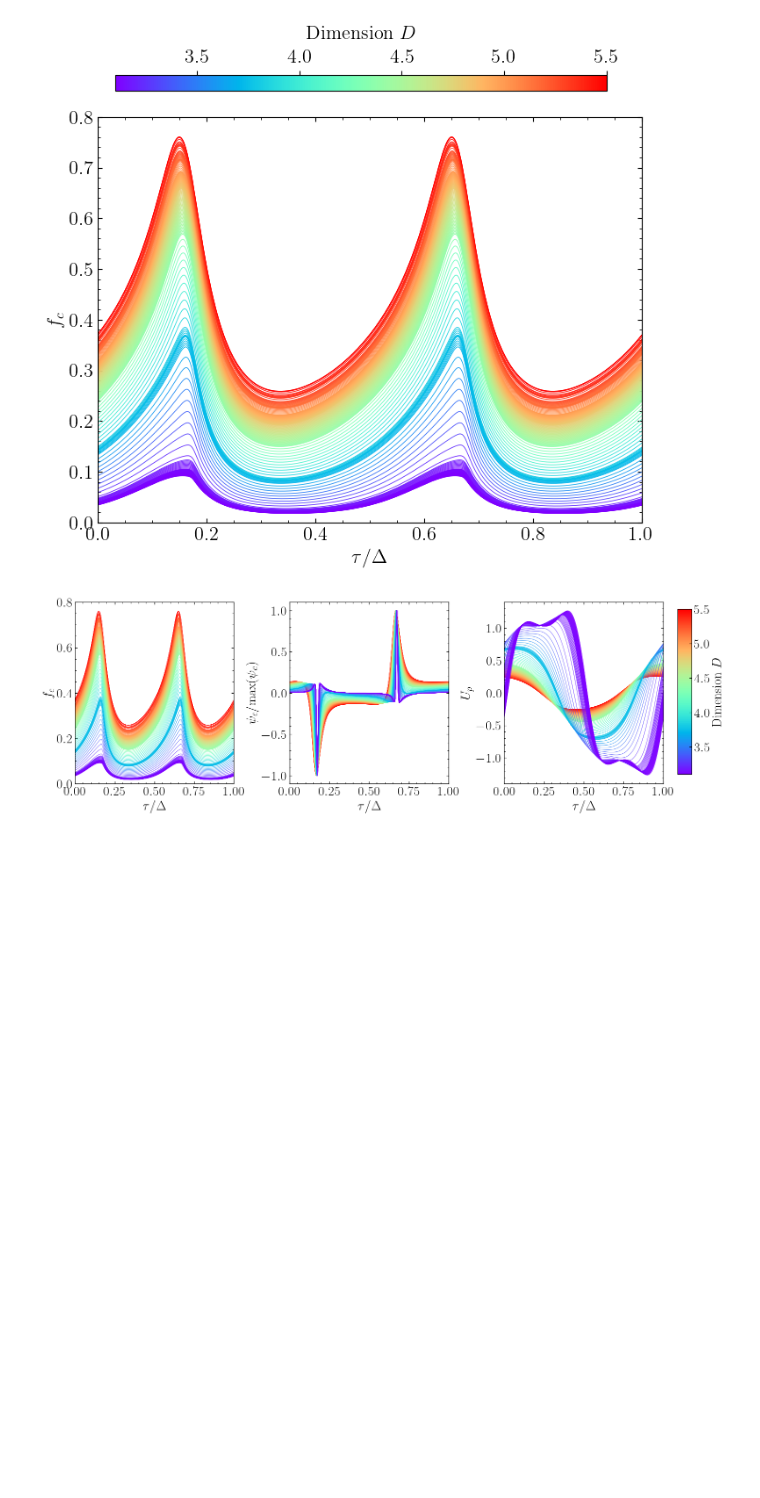
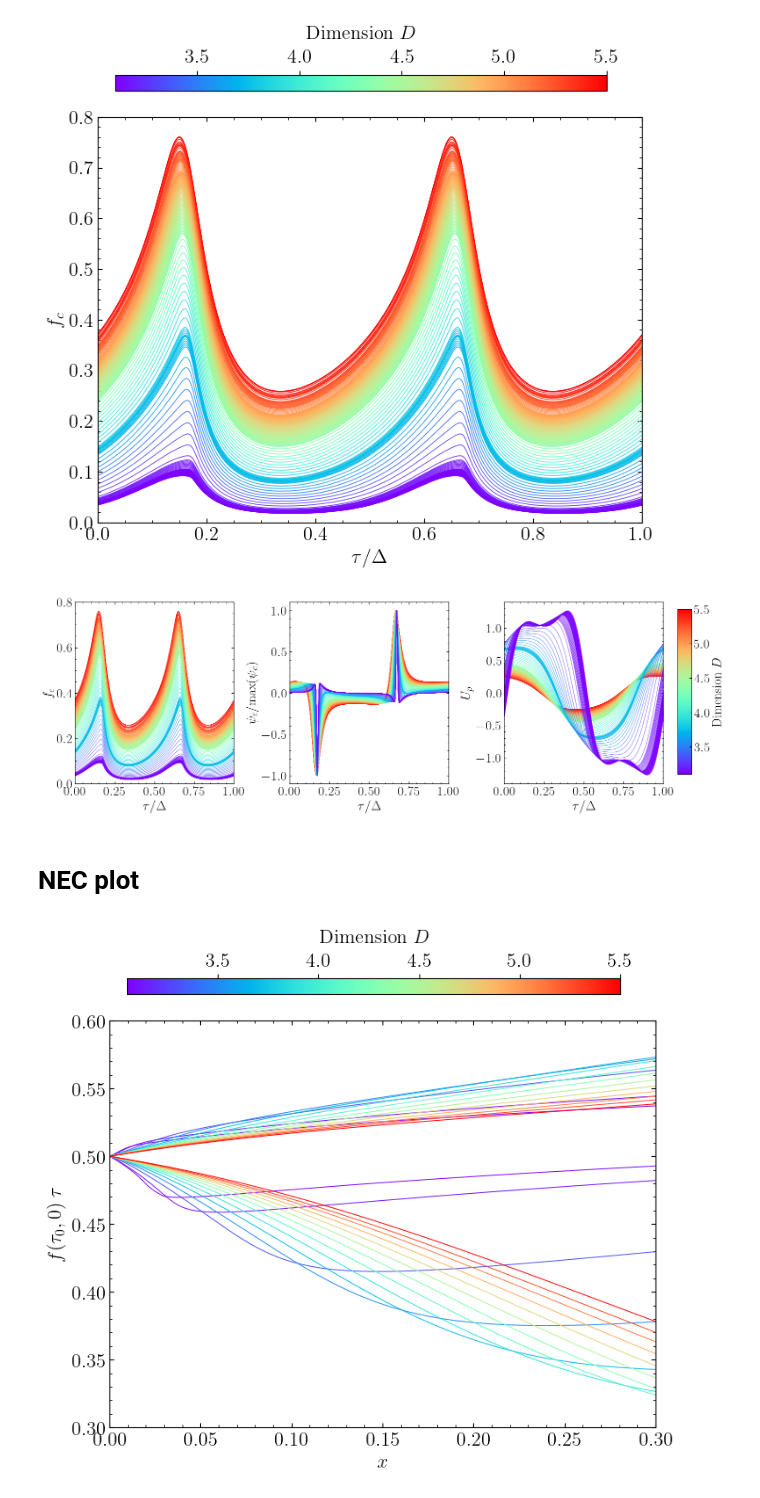
Before and after one commit to EckerChristian/CriticalSpacetimeCrystal, a Jupyter notebook: plots/plots.ipynb, the cells around one changed output. Cells and saved outputs as stored; diff of their text form; code cells hidden in the pictures; blank space fills up the shorter version.

Commit message:
added NEC and fmax plot to jupyter

```diff
--- a/plots/plots.ipynb
+++ b/plots/plots.ipynb
@@ -858,3 +858,74 @@ plt.savefig("boundaryConditions.pdf", dpi=100, bbox_inches="tight")
 plt.show()
 # %% [output]
 [figure]
+# %% [markdown]
+# NEC plot
+# %%
+import json
+import numpy as np
+import matplotlib.pyplot as plt
+import matplotlib.cm as cm
+
+# LaTeX font
+plt.rcParams.update({
+    "text.usetex": True,
+    'font.size': 16
+})
+
+# ---------------- Load Data ----------------
+with open("NEC.json", "r") as f:
+    data = json.load(f)
+
+vals = np.array(data["dims"])
+unec = np.array(data["UNEC"])
+vnec = np.array(data["VNEC"])
+
+# ---------------- Color Parameter ----------------
+vmin, vmax = vals.min(), vals.max()
+norm_vals = (vals - vmin) / (vmax - vmin)
+cmap = cm.get_cmap("rainbow")
+
+# ---------------- Main Plot ----------------
+fig, ax = plt.subplots(figsize=(8, 6))
+
+for i in range(unec.shape[0]):
+    x = unec[i,:,0]
+    y = unec[i,:,1]
+    ax.plot(x, y, color=cmap(norm_vals[i]), linewidth=0.7)
+
+for i in range(vnec.shape[0]):
+    x = vnec[i,:,0]
+    y = vnec[i,:,1]
+    ax.plot(x, y, color=cmap(norm_vals[i]), linewidth=0.7)
+
+# Axis labels and limits
+ax.set_xlabel(r"$x$")
+ax.set_ylabel(r"$f(\tau _0,0)\;\tau $")
+ax.set_xlim(0, 0.3)
+ax.set_ylim(0.3, 0.6)
+
+# Ticks
+ax.tick_params(direction="in", which="both", top=True, right=True)
+ax.minorticks_on()
+
+# ---------------- Colorbar ABOVE ----------------
+sm = cm.ScalarMappable(cmap=cmap)
+sm.set_array(vals)
+
+# Create a dedicated axis above the plot
+cbar_ax = fig.add_axes([0.15, 0.93, 0.7, 0.03])
+cbar = fig.colorbar(sm, cax=cbar_ax, orientation='horizontal')
+
+# --- Put ticks and numeric labels on TOP ---
+cbar.ax.xaxis.set_ticks_position('top')
+cbar.ax.xaxis.set_label_position('top')
+
+# --- Label above bar ---
+cbar.set_label(r"${\rm Dimension}~D$", labelpad=8)
+
+# Optional: remove bottom ticks to look cleaner
+cbar.ax.tick_params(bottom=False)
+
+plt.subplots_adjust(top=0.88)
+# %% [output]
+[figure, added]
```
Also changed, not shown: parts of 2 cells of this notebook, 8 other files.
